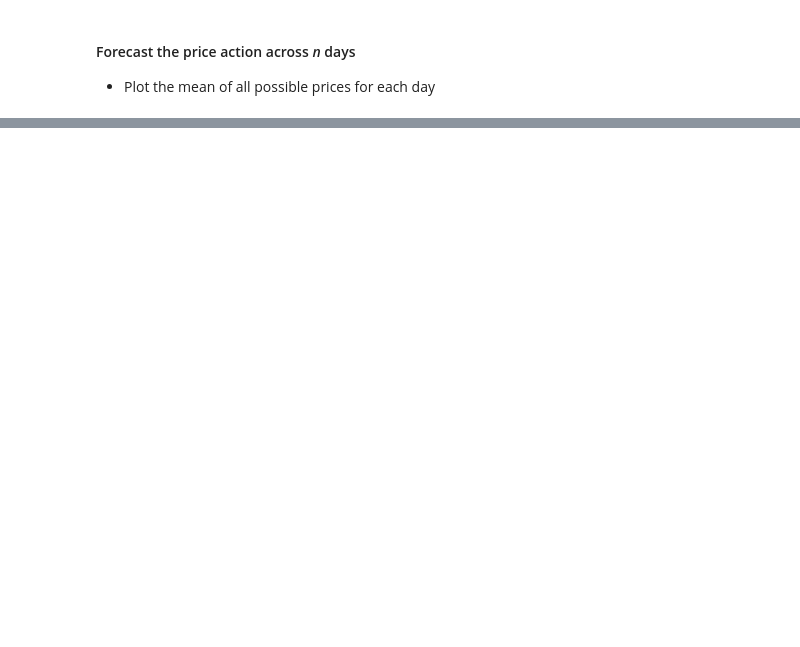
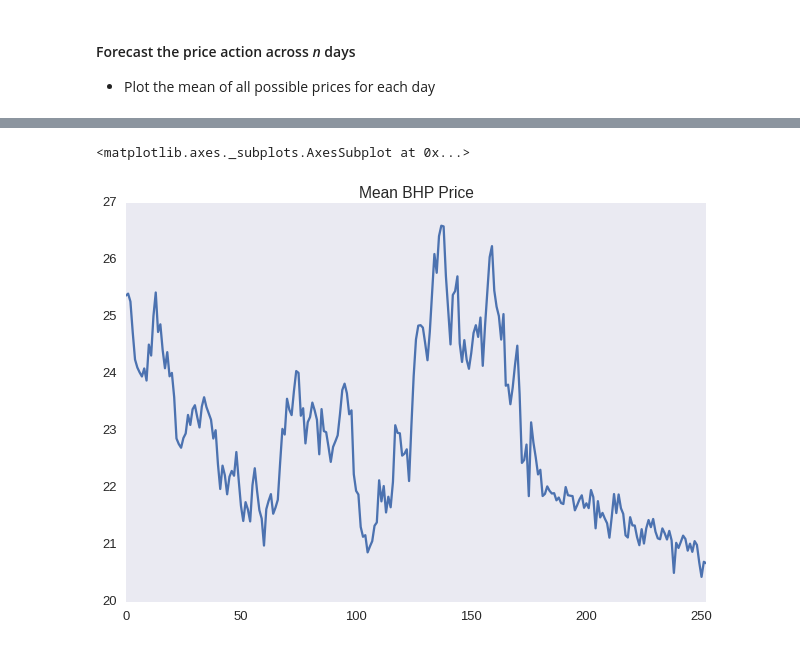
Before and after one commit to pntt/monte_carlo_stocks, a Jupyter notebook: notebooks/analysis_asx_bhp.ipynb, the cells around one changed output, grey strips where cells are left out. Saved outputs shown, nothing was run; the diff lists cells and outputs as text; code cells hidden in the pictures; blank space fills up the shorter version.

```diff
--- a/notebooks/analysis_asx_bhp.ipynb
+++ b/notebooks/analysis_asx_bhp.ipynb
@@ -231,0 +333,5 @@ forecasts.mean(axis=1).plot(title="Mean BHP Price")
+# %%
+forecasts2.mean(axis=1).plot(title="Mean BHP Price")
+# %% [output]
+<matplotlib.axes._subplots.AxesSubplot at 0x...>
+[figure, added]
```
Also changed, not shown: parts of 32 cells of this notebook, 1 other file.
